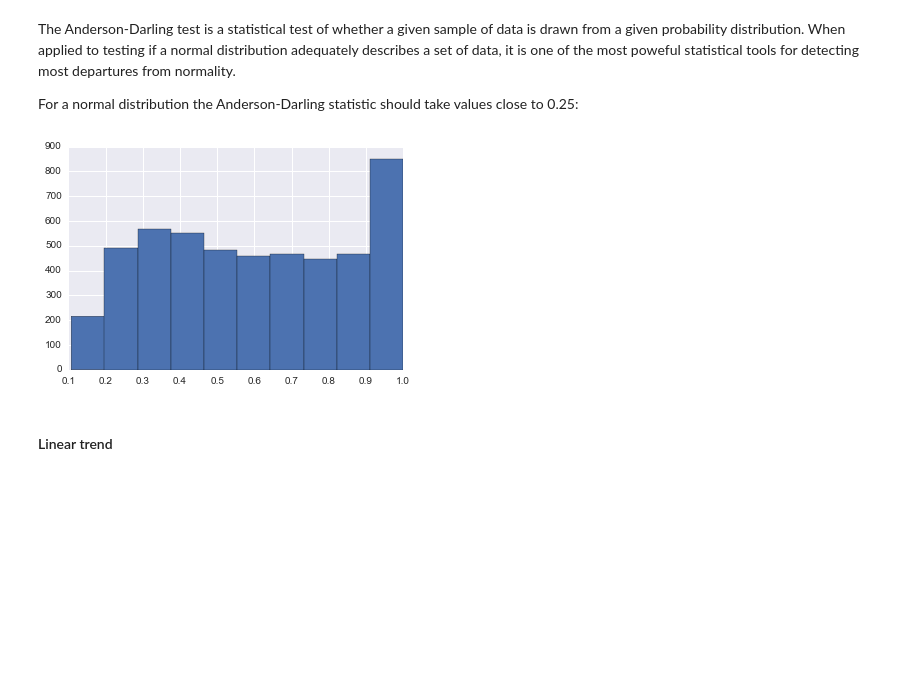
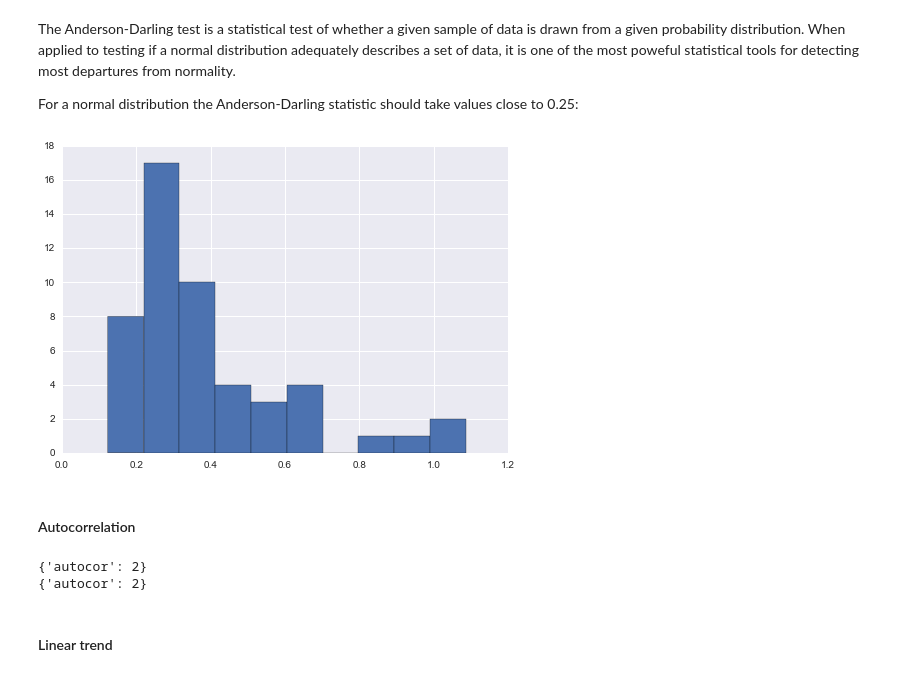
Before and after one commit to isadoranun/tsfeat, a Jupyter notebook: FeaturesDocumentation.ipynb, the cells around one changed output. Saved outputs shown, nothing was run; the diff lists cells and outputs as text; code cells hidden in the pictures; blank space fills up the shorter version.

```diff
--- a/FeaturesDocumentation.ipynb
+++ b/FeaturesDocumentation.ipynb
@@ -731,15 +477,29 @@ The Anderson-Darling test is a statistical test of whether a given sample of dat
 For a normal distribution the Anderson-Darling statistic should take values close to 0.25:
 # %%
 b=[]
-for i in xrange(5000):
+for i in xrange(50):
     data2 = np.random.normal(size=10000)
     a = FeatureSpace(featureList=['AndersonDarling' ] )
     a=a.calculateFeature(data2)
     b.extend(a.result())
 
 fig = plt.hist(b)
 # %% [output]
-[figure, old version]
+[figure, new version]
+# %% [markdown]
+#### Autocorrelation
+# %%
+data2 = np.random.normal(size=10000)
+a = FeatureSpace(featureList=['autocor'] )
+a=a.calculateFeature(data2)
+print a.result(method='dict')
+
+a = FeatureSpace(featureList=['autocor'] )
+a=a.calculateFeature(data3)
+print a.result(method='dict')
+# %% [output]
+{'autocor': 2}
+{'autocor': 2}
 # %% [markdown]
 #### Linear trend
 # %% [markdown]
```
Also changed, not shown: parts of 118 cells of this notebook, 21 other files.
